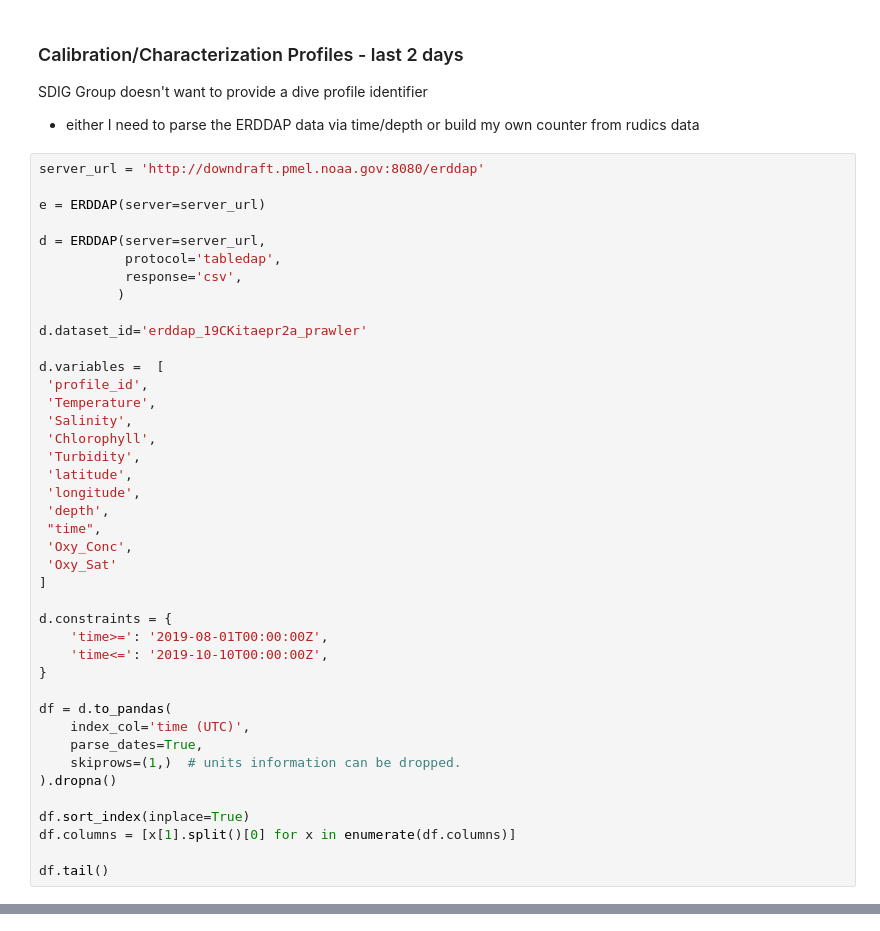
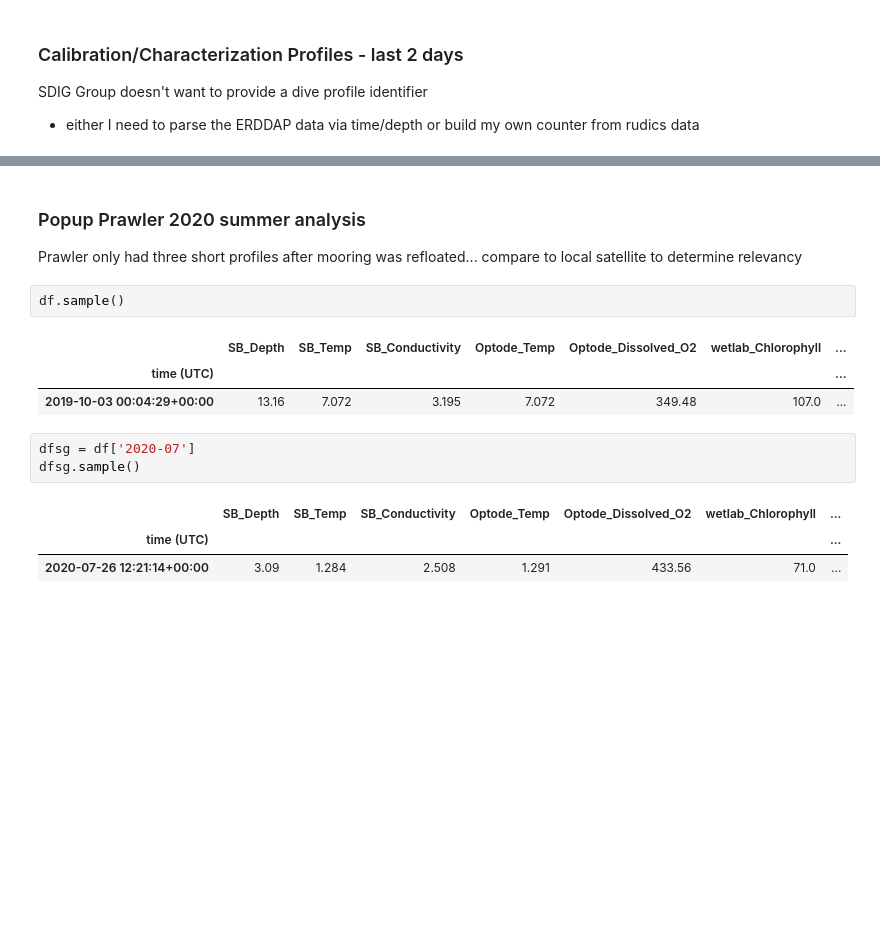
Before and after one commit to NOAA-PMEL/EcoFOCI_Jupyter_Notebooks, a Jupyter notebook: PrawlerDeployments/ERDDAP_PMEL_erddapy_Prawler_19CKITAEPR2A.ipynb, the cells around one changed output, grey strips where cells are left out. Drawn from its saved outputs; the diff is of its cells as text; blank space fills up the shorter version.

```diff
--- a/PrawlerDeployments/ERDDAP_PMEL_erddapy_Prawler_19CKITAEPR2A.ipynb
+++ b/PrawlerDeployments/ERDDAP_PMEL_erddapy_Prawler_19CKITAEPR2A.ipynb
@@ -393,44 +390,3 @@ ax.set_ylabel('Depth (m)');
 
 SDIG Group doesn't want to provide a dive profile identifier
 - either I need to parse the ERDDAP data via time/depth or build my own counter from rudics data
-# %%
-server_url = 'http://downdraft.pmel.noaa.gov:8080/erddap'
-
-e = ERDDAP(server=server_url)
-
-d = ERDDAP(server=server_url,
-           protocol='tabledap',
-           response='csv',
-          )
-
-d.dataset_id='erddap_19CKitaepr2a_prawler'
-
-d.variables =  [
- 'profile_id',
- 'Temperature',
- 'Salinity',
- 'Chlorophyll',
- 'Turbidity',
- 'latitude',
- 'longitude',
- 'depth',
- "time",
- 'Oxy_Conc',
- 'Oxy_Sat'
-]
-
-d.constraints = {
-    'time>=': '2019-08-01T00:00:00Z',
-    'time<=': '2019-10-10T00:00:00Z',
-}
-
-df = d.to_pandas(
-    index_col='time (UTC)',
-    parse_dates=True,
-    skiprows=(1,)  # units information can be dropped.
-).dropna()
-
-df.sort_index(inplace=True)
-df.columns = [x[1].split()[0] for x in enumerate(df.columns)]
-
-df.tail()
@@ -450,0 +393,17 @@ dfsg = dfsub.groupby('profile_id')
+# %% [markdown]
+### Popup Prawler 2020 summer analysis
+
+Prawler only had three short profiles after mooring was refloated... compare to local satellite to determine relevancy
+# %%
+df.sample()
+# %% [output]
+|  | SB_Depth | SB_Temp | SB_Conductivity | Optode_Temp | Optode_Dissolved_O2 | wetlab_Chlorophyll | ... |
+| time (UTC) |  |  |  |  |  |  | ... |
+| 2019-10-03 00:04:29+00:00 | 13.16 | 7.072 | 3.195 | 7.072 | 349.48 | 107.0 | ... |
+# %%
+dfsg = df['2020-07']
+dfsg.sample()
+# %% [output]
+|  | SB_Depth | SB_Temp | SB_Conductivity | Optode_Temp | Optode_Dissolved_O2 | wetlab_Chlorophyll | ... |
+| time (UTC) |  |  |  |  |  |  | ... |
+| 2020-07-26 12:21:14+00:00 | 3.09 | 1.284 | 2.508 | 1.291 | 433.56 | 71.0 | ... |
```
Also changed, not shown: parts of 26 cells of this notebook, 36 other files.
